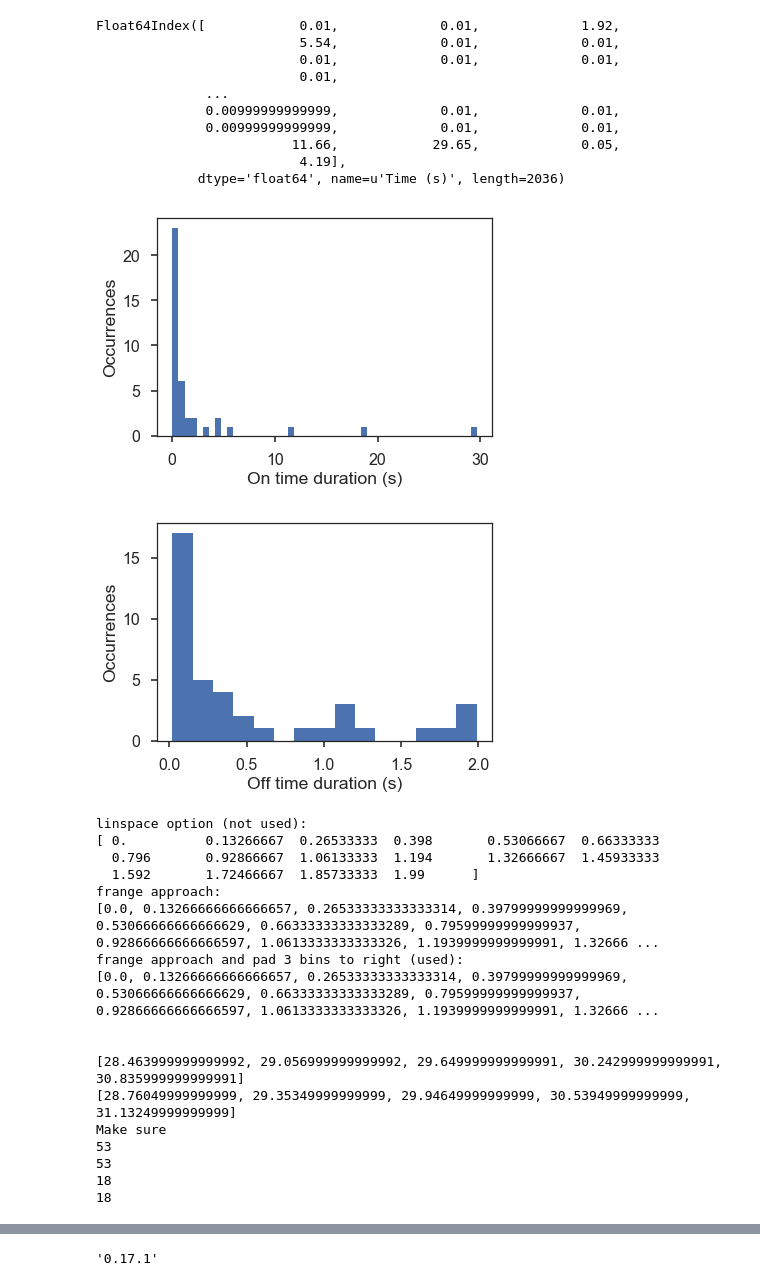
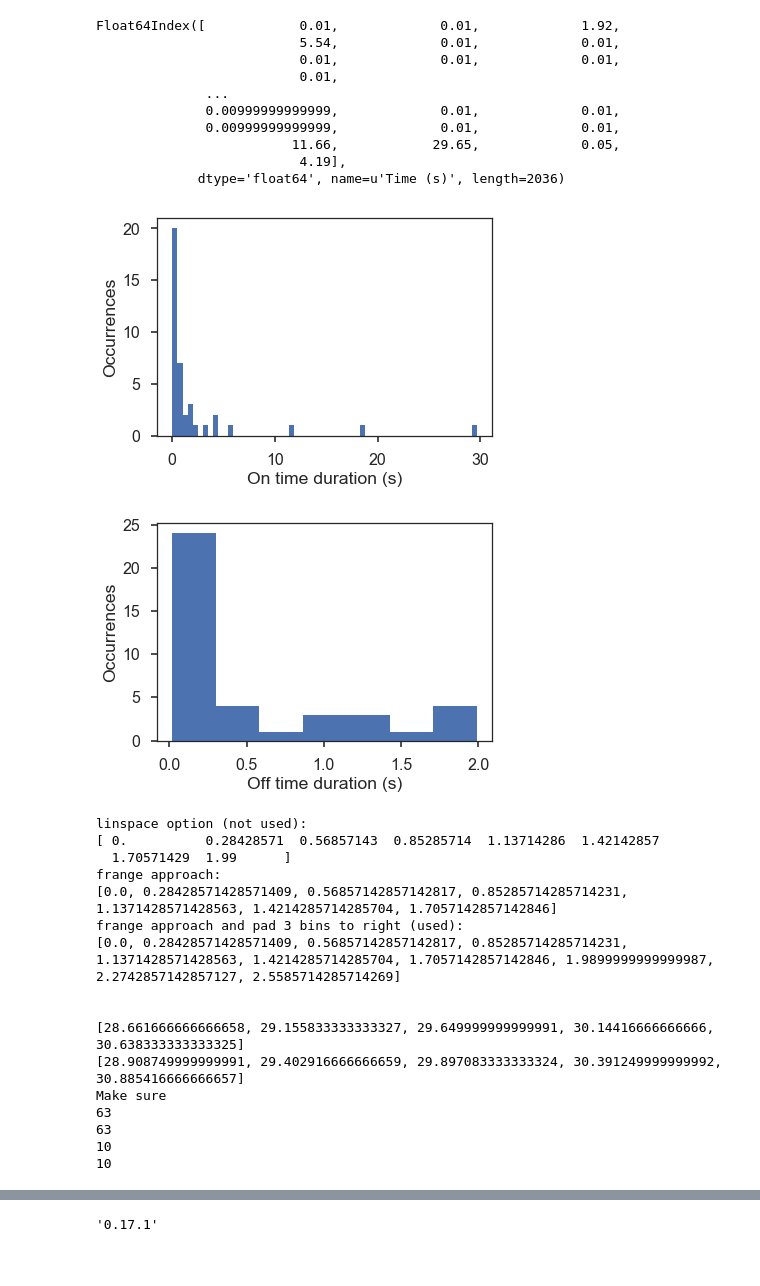
Before and after one commit to vivarose/blinker_analysis, a Jupyter notebook: blinker_analysis_with_exponential_fit.ipynb, the cells around one changed output, grey strips where cells are left out. Drawn from its saved outputs; the diff is of its cells as text; code cells hidden in the pictures.

```diff
--- a/blinker_analysis_with_exponential_fit.ipynb
+++ b/blinker_analysis_with_exponential_fit.ipynb
@@ -276,20 +276,20 @@ offtimes = filter(lambda a: a > 1.5*timesetting, uptimesep2)
 # %%
 # Choose a nice number of bins to see how the data look.
 
-numonbins = 50
-numoffbins = 15
+numonbins = 60
+numoffbins = 7
 
 plt.hist(ontimes, bins=numonbins)
 plt.xlabel('On time duration (s)')
 plt.ylabel('Occurrences')
 plt.show()
 plt.hist(offtimes, bins=numoffbins)
 plt.xlabel('Off time duration (s)')
 plt.ylabel('Occurrences')
 plt.show()
 # %% [output]
-[figure, old version]
+[figure, new version]
-[figure, old version]
+[figure, new version]
 # %%
 ## https://stackoverflow.com/questions/32765333/how-do-i-replicate-this-matlab-function-in-numpy/32765547#32765547
 
@@ -360,22 +360,21 @@ print(len(centeredoffbins))
 print(len(offbins))
 # %% [output]
 linspace option (not used):
-[ 0.          0.13266667  0.26533333  0.398       0.53066667  0.66333333
-  0.796       0.92866667  1.06133333  1.194       1.32666667  1.45933333
-  1.592       1.72466667  1.85733333  1.99      ]
+[ 0.          0.28428571  0.56857143  0.85285714  1.13714286  1.42142857
+  1.70571429  1.99      ]
 frange approach:
-[0.0, 0.13266666666666657, 0.26533333333333314, 0.39799999999999969, 0.53066666666666629, 0.66333333333333289, 0.79599999999999937, 0.92866666666666597, 1.0613333333333326, 1.1939999999999991, 1.32666 ...
+[0.0, 0.28428571428571409, 0.56857142857142817, 0.85285714285714231, 1.1371428571428563, 1.4214285714285704, 1.7057142857142846]
 frange approach and pad 3 bins to right (used):
-[0.0, 0.13266666666666657, 0.26533333333333314, 0.39799999999999969, 0.53066666666666629, 0.66333333333333289, 0.79599999999999937, 0.92866666666666597, 1.0613333333333326, 1.1939999999999991, 1.32666 ...
+[0.0, 0.28428571428571409, 0.56857142857142817, 0.85285714285714231, 1.1371428571428563, 1.4214285714285704, 1.7057142857142846, 1.9899999999999987, 2.2742857142857127, 2.5585714285714269]
 
 
-[28.463999999999992, 29.056999999999992, 29.649999999999991, 30.242999999999991, 30.835999999999991]
-[28.76049999999999, 29.35349999999999, 29.94649999999999, 30.53949999999999, 31.13249999999999]
+[28.661666666666658, 29.155833333333327, 29.649999999999991, 30.14416666666666, 30.638333333333325]
+[28.908749999999991, 29.402916666666659, 29.897083333333324, 30.391249999999992, 30.885416666666657]
 Make sure
-53
-53
-18
-18
+63
+63
+10
+10
 # %%
 onhist = histc(ontimes, np.asarray(onbins))
 offhist = histc(offtimes, np.asarray(offbins))
```
Also changed, not shown: parts of 14 cells of this notebook.
